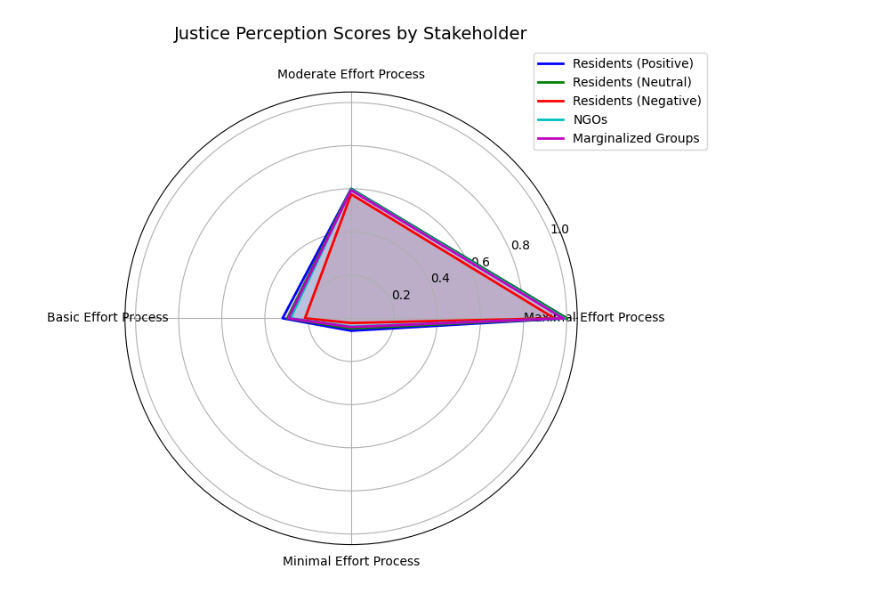
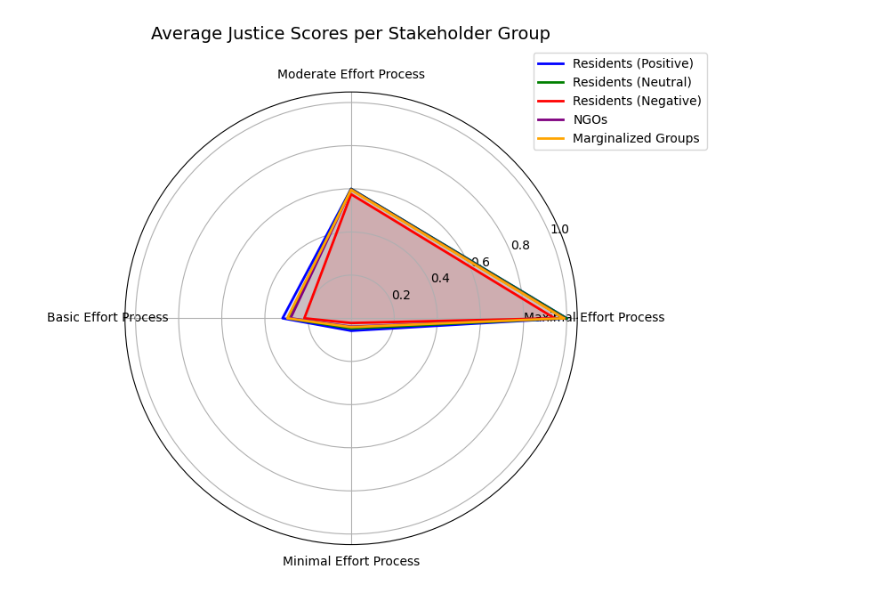
Before and after one commit to skippervdbrekel/ProceduralJustice, a Jupyter notebook: complete_model.ipynb, the cells around one changed output. Drawn from its saved outputs; the diff is of its cells as text; code cells hidden in the pictures.

Commit message:
final changes and visualization

```diff
--- a/complete_model.ipynb
+++ b/complete_model.ipynb
@@ -196,38 +239,74 @@ model = JusticeModel()
 model.step()
 
 # output
+group_mapping = {
+    "Residents (Positive)": "Residents (Positive)",
+    "Residents (Negative)": "Residents (Negative)",
+    "Residents (Neutral)": "Residents (Neutral)",
+    "Residents (Procedural Focus)": "Residents (Neutral)",
+    "Residents (Outcome Focus)": "Residents (Neutral)",
+    "NGOs": "NGOs",
+    "Marginalized Groups": "Marginalized Groups"
+}
+
+total_scores = {}
+counts = {}
+
 for agent in model.stakeholders:
-    print(f"\n{agent.stakeholder_type}")
+    group = group_mapping[agent.stakeholder_type]
+
+    if group not in total_scores:
+        total_scores[group] = {}
+        counts[group] = {}
+        for sequence in sequence_events:
+            total_scores[group][sequence] = 0
+            counts[group][sequence] = 0
+
     for sequence in sequence_events:
-        score = agent.perceptions[sequence]
-        reaction = agent.reactions[sequence]
-        print(f"  {sequence}: score = {score}, reaction = ({reaction})")
+        total_scores[group][sequence] += agent.perceptions[sequence]
+        counts[group][sequence] += 1
+
+for group in ["Residents (Positive)", "Residents (Neutral)", "Residents (Negative)", "NGOs", "Marginalized Groups"]:
+    print(f"\n{group}")
+    for sequence in sequence_events:
+        avg_score = total_scores[group][sequence] / counts[group][sequence]
+        avg_score = round(avg_score, 3)
+
+        if avg_score >= 0.7:
+            reaction = "Support"
+        elif avg_score >= 0.4:
+            reaction = "Neutral"
+        else:
+            reaction = "Oppose"
+
+        print(f"  {sequence}: average score = {avg_score}, reaction = ({reaction})")
+
 
 # visualization
+group_labels = ["Residents (Positive)", "Residents (Neutral)", "Residents (Negative)", "NGOs", "Marginalized Groups"]
 sequence_labels = ["Maximal Effort Process", "Moderate Effort Process", "Basic Effort Process", "Minimal Effort Process"]
-num_sequences = len(sequence_labels)
 
-# set angles
-angles = np.linspace(0, 2 * np.pi, num_sequences, endpoint=False).tolist()
-angles += angles[:1]  # close the circle
+angles = np.linspace(0, 2 * np.pi, len(sequence_labels), endpoint=False).tolist()
+angles += angles[:1]
 
 fig, ax = plt.subplots(figsize=(8, 8), subplot_kw=dict(polar=True))
-colors = ['b', 'g', 'r', 'c', 'm', 'y', 'k']
-for i, agent in enumerate(model.stakeholders):
-    scores = [agent.perceptions[seq] for seq in sequence_labels]
-    scores += scores[:1]  # repeat first value to close the plot
-    ax.plot(angles, scores, label=agent.stakeholder_type, color=colors[i % len(colors)], linewidth=2)
-    ax.fill(angles, scores, alpha=0.1, color=colors[i % len(colors)])
+colors = ['blue', 'green', 'red', 'purple', 'orange']
+
+for i, group in enumerate(group_labels):
+    scores = []
+    for sequence in sequence_labels:
+        avg_score = total_scores[group][sequence] / counts[group][sequence]
+        scores.append(avg_score)
+    scores += scores[:1]
+
+    ax.plot(angles, scores, label=group, color=colors[i], linewidth=2)
+    ax.fill(angles, scores, color=colors[i], alpha=0.1)
 
 ax.set_xticks(angles[:-1])
 ax.set_xticklabels(sequence_labels)
-
-# Add y-axis labels
 ax.set_yticks([0.2, 0.4, 0.6, 0.8, 1.0])
 ax.set_yticklabels(['0.2', '0.4', '0.6', '0.8', '1.0'])
-
-# Add title and legend
-ax.set_title("Justice Perception Scores by Stakeholder", size=14, y=1.1)
+ax.set_title("Average Justice Scores per Stakeholder Group", size=14, y=1.1)
 ax.legend(loc='upper right', bbox_to_anchor=(1.3, 1.1))
 
 plt.tight_layout()
@@ -253 +332 @@ Residents (Neutral)
-[figure, old version]
+[figure, new version]
```
Also changed, not shown: parts of 3 cells of this notebook.
